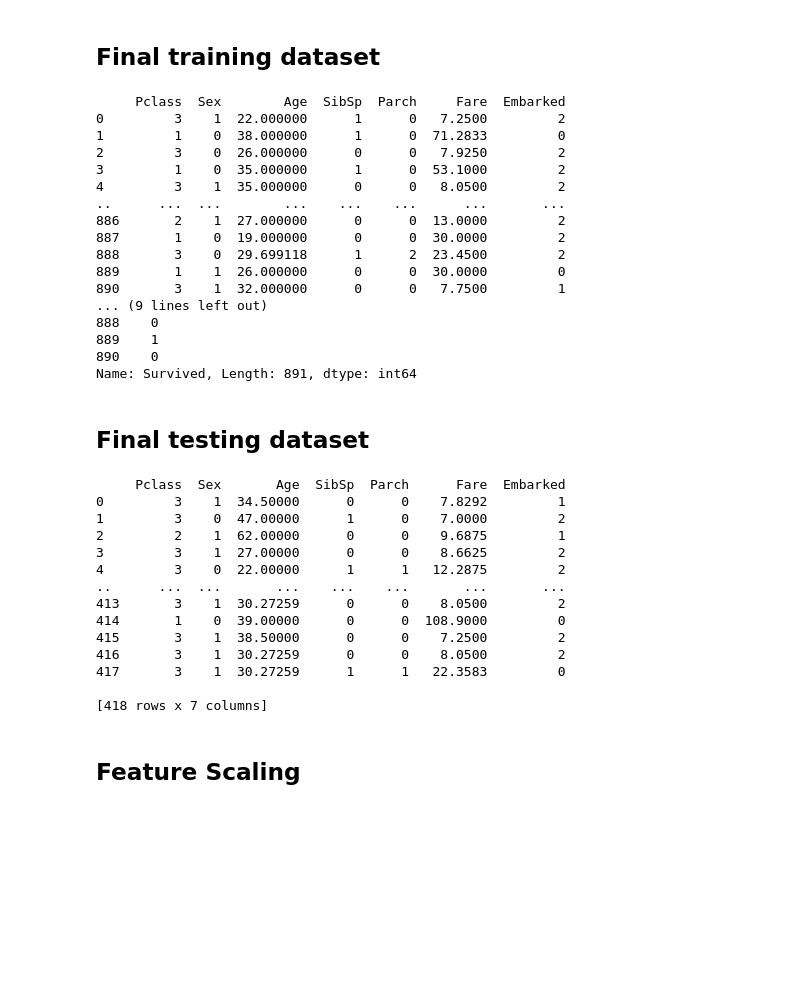
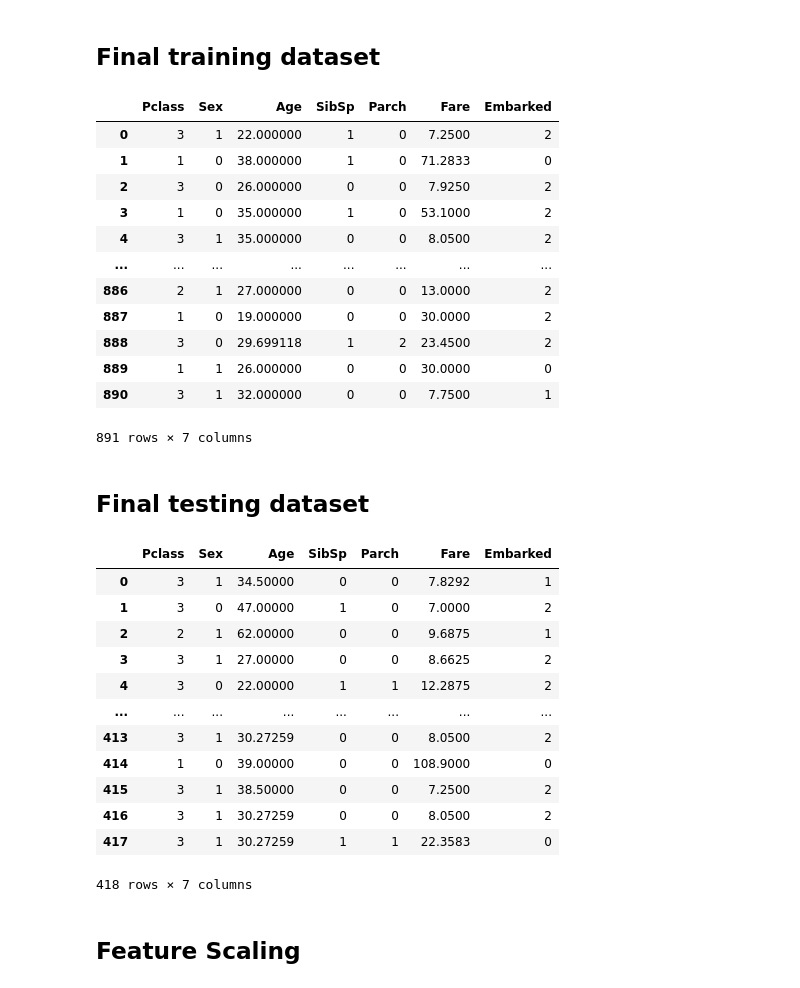
Before and after one commit to atharvapatil123/ML---Mini-Projects, a Jupyter notebook: Titanic/Titanic.ipynb, the cells around one changed output. Drawn from its saved outputs; the diff is of its cells as text; code cells hidden in the pictures; blank space fills up the shorter version.

```diff
--- a/Titanic/Titanic.ipynb
+++ b/Titanic/Titanic.ipynb
@@ -144,33 +164,29 @@ x2
 # %%
 x_train = x1.iloc[:,2]
 x_train = x_train.to_frame()
 # print(type(x_train))
 # x = list(x)
 x_train = x_train.assign(Sex=x1.iloc[:,4], Age=x1.iloc[:,5], SibSp=x1.iloc[:,6], Parch=x1.iloc[:,7], Fare=x1.iloc[:,9], Embarked=x1.iloc[:,11])
 # x_train.insert(1, )
 # x_train.insert(1,
 
 y_train = x1.iloc[:, 1]
 
-print(x_train, y_train)
+x_train
 # %% [output]
+|  | Pclass | Sex | Age | SibSp | Parch | Fare | Embarked |
+| 0 | 3 | 1 | 22.000000 | 1 | 0 | 7.2500 | 2 |
+| 1 | 1 | 0 | 38.000000 | 1 | 0 | 71.2833 | 0 |
+| 2 | 3 | 0 | 26.000000 | 0 | 0 | 7.9250 | 2 |
+| 3 | 1 | 0 | 35.000000 | 1 | 0 | 53.1000 | 2 |
+| 4 | 3 | 1 | 35.000000 | 0 | 0 | 8.0500 | 2 |
+| ... | ... | ... | ... | ... | ... | ... | ... |
+| 886 | 2 | 1 | 27.000000 | 0 | 0 | 13.0000 | 2 |
+| 887 | 1 | 0 | 19.000000 | 0 | 0 | 30.0000 | 2 |
+| 888 | 3 | 0 | 29.699118 | 1 | 2 | 23.4500 | 2 |
+| 889 | 1 | 1 | 26.000000 | 0 | 0 | 30.0000 | 0 |
+| 890 | 3 | 1 | 32.000000 | 0 | 0 | 7.7500 | 1 |
-     Pclass  Sex        Age  SibSp  Parch     Fare  Embarked
-0         3    1  22.000000      1      0   7.2500         2
-1         1    0  38.000000      1      0  71.2833         0
-2         3    0  26.000000      0      0   7.9250         2
-3         1    0  35.000000      1      0  53.1000         2
-4         3    1  35.000000      0      0   8.0500         2
-..      ...  ...        ...    ...    ...      ...       ...
-886       2    1  27.000000      0      0  13.0000         2
-887       1    0  19.000000      0      0  30.0000         2
-888       3    0  29.699118      1      2  23.4500         2
-889       1    1  26.000000      0      0  30.0000         0
-890       3    1  32.000000      0      0   7.7500         1
-... (9 lines left out)
-888    0
-889    1
-890    0
-Name: Survived, Length: 891, dtype: int64
+891 rows × 7 columns
 # %% [markdown]
 ## Final testing dataset
 # %%
@@ -182,22 +198,21 @@ x_test = x_test.to_frame()
 x_test = x_test.assign(Sex=x2.iloc[:,3], Age=x2.iloc[:,4], SibSp=x2.iloc[:,5], Parch=x2.iloc[:,6], Fare=x2.iloc[:,8], Embarked=x2.iloc[:,10])
 # x_train.insert(1, )
 # x_train.insert(1,
-print(x_test)
+x_test
 # %% [output]
+|  | Pclass | Sex | Age | SibSp | Parch | Fare | Embarked |
+| 0 | 3 | 1 | 34.50000 | 0 | 0 | 7.8292 | 1 |
+| 1 | 3 | 0 | 47.00000 | 1 | 0 | 7.0000 | 2 |
+| 2 | 2 | 1 | 62.00000 | 0 | 0 | 9.6875 | 1 |
+| 3 | 3 | 1 | 27.00000 | 0 | 0 | 8.6625 | 2 |
+| 4 | 3 | 0 | 22.00000 | 1 | 1 | 12.2875 | 2 |
+| ... | ... | ... | ... | ... | ... | ... | ... |
+| 413 | 3 | 1 | 30.27259 | 0 | 0 | 8.0500 | 2 |
+| 414 | 1 | 0 | 39.00000 | 0 | 0 | 108.9000 | 0 |
+| 415 | 3 | 1 | 38.50000 | 0 | 0 | 7.2500 | 2 |
+| 416 | 3 | 1 | 30.27259 | 0 | 0 | 8.0500 | 2 |
+| 417 | 3 | 1 | 30.27259 | 1 | 1 | 22.3583 | 0 |
-     Pclass  Sex       Age  SibSp  Parch      Fare  Embarked
-0         3    1  34.50000      0      0    7.8292         1
-1         3    0  47.00000      1      0    7.0000         2
-2         2    1  62.00000      0      0    9.6875         1
-3         3    1  27.00000      0      0    8.6625         2
-4         3    0  22.00000      1      1   12.2875         2
-..      ...  ...       ...    ...    ...       ...       ...
-413       3    1  30.27259      0      0    8.0500         2
-414       1    0  39.00000      0      0  108.9000         0
-415       3    1  38.50000      0      0    7.2500         2
-416       3    1  30.27259      0      0    8.0500         2
-417       3    1  30.27259      1      1   22.3583         0
-
-[418 rows x 7 columns]
+418 rows × 7 columns
 # %% [markdown]
 ## Feature Scaling
 # %%
```
Also changed, not shown: parts of 8 cells of this notebook.
